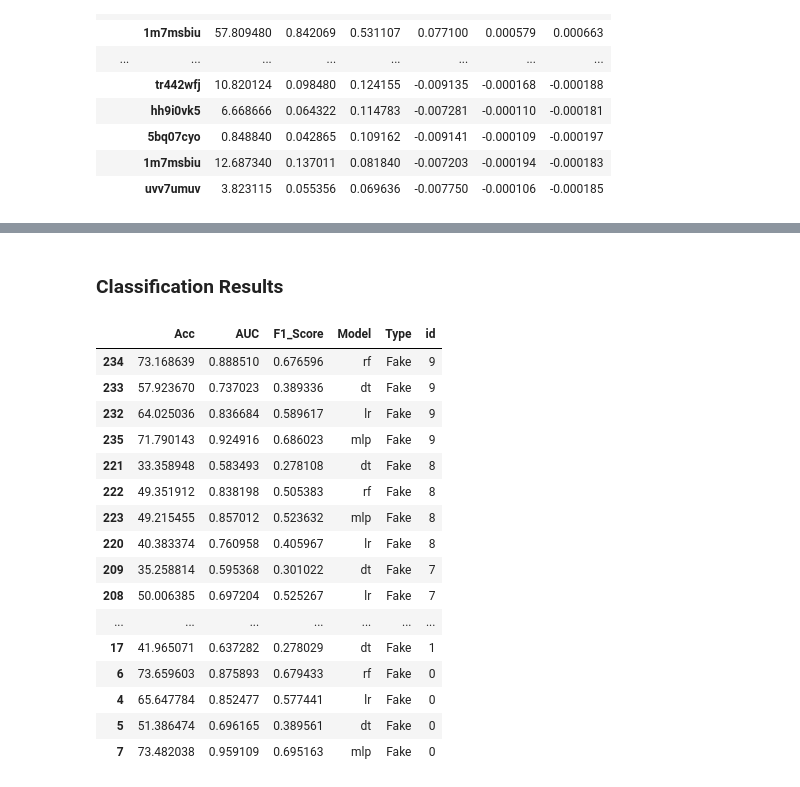
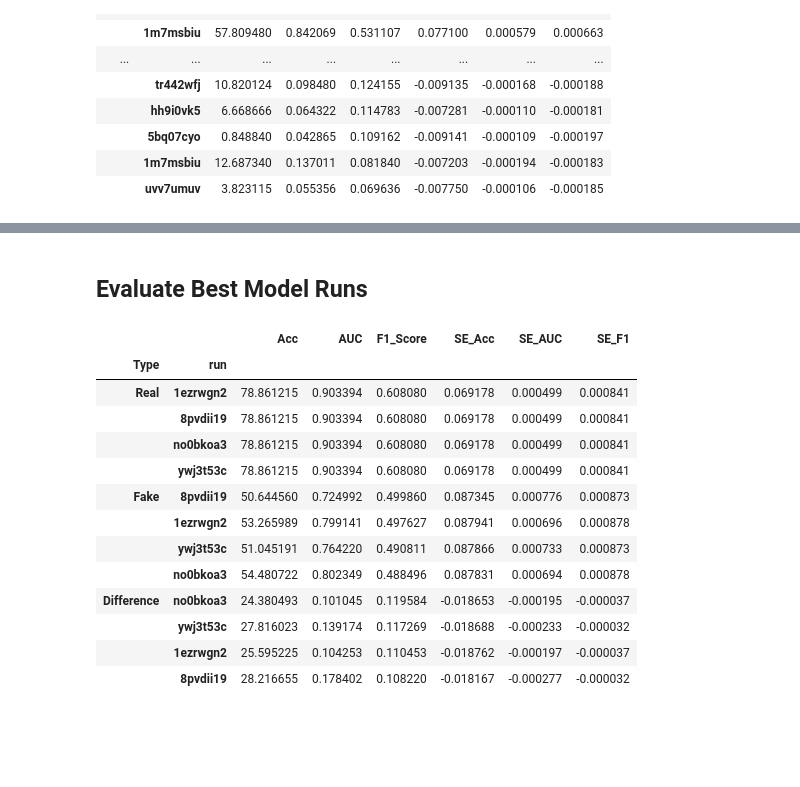
Before and after one commit to sangtanisakshi/thesis-project, a Jupyter notebook: itgan/evaluate_itgan_hpo.ipynb, the cells around one changed output, grey strips where cells are left out. Drawn from its saved outputs; the diff is of its cells as text; code cells hidden in the pictures; blank space fills up the shorter version.

```diff
--- a/itgan/evaluate_itgan_hpo.ipynb
+++ b/itgan/evaluate_itgan_hpo.ipynb
@@ -206,41 +168,27 @@ import json
-# %%
-# read every json file into a dataframe and append to a main dataframe
-# before appending, add the id j0cor82r from the path of the file offline-run-20240509_081254-j0cor82r for each
-
-ctgan_classification_report_df = pd.DataFrame()
-for file in ctgan_classification_report:
-    cr_df = pd.read_csv(file)
-    cr_df["id"] = file.split("\\")[4]
-    ctgan_classification_report_df = pd.concat([ctgan_classification_report_df, cr_df])
-    ctgan_classification_report_df.reset_index(drop=True, inplace=True)
-# %%
-pd.set_option("display.max_rows", None)
-# %% [markdown]
-### Classification Results
-# %%
-ctgan_classification_results_df = pd.DataFrame()
-for file in ctgan_classification_results:
-    cr_df = pd.read_csv(file)
-    cr_df["id"] = file.split("\\")[4]
-    ctgan_classification_results_df = pd.concat([ctgan_classification_results_df, cr_df])
-    ctgan_classification_results_df.reset_index(drop=True, inplace=True)
+# %% [markdown]
+## Evaluate Best Model Runs
+# %%
+import pandas as pd
+import os
+itgan_best_run = pd.DataFrame()
+for _, _, filenames in os.walk("../thesisgan/output/itgan_best_run/"):
+    for file in filenames:
+        if "ep" in file:
+            itgan_best_run = pd.concat((itgan_best_run, pd.read_csv("../thesisgan/output/itgan_best_run/" + file)))
 # %%
-ctgan_classification_results_df[ctgan_classification_results_df["Type"] == "Fake"].sort_values(by="F1_Score", ascending=False).sort_values(by="id", ascending=False).head(100)
+itgan_best_run.drop(["Model"],axis=1).groupby(["Type","run"]).mean().sort_values(by="F1_Score", ascending=False).head(100)
 # %% [output]
-|  | Acc | AUC | F1_Score | Model | Type | id |
-| 234 | 73.168639 | 0.888510 | 0.676596 | rf | Fake | 9 |
-| 233 | 57.923670 | 0.737023 | 0.389336 | dt | Fake | 9 |
-| 232 | 64.025036 | 0.836684 | 0.589617 | lr | Fake | 9 |
-| 235 | 71.790143 | 0.924916 | 0.686023 | mlp | Fake | 9 |
-| 221 | 33.358948 | 0.583493 | 0.278108 | dt | Fake | 8 |
-| 222 | 49.351912 | 0.838198 | 0.505383 | rf | Fake | 8 |
-| 223 | 49.215455 | 0.857012 | 0.523632 | mlp | Fake | 8 |
-| 220 | 40.383374 | 0.760958 | 0.405967 | lr | Fake | 8 |
-| 209 | 35.258814 | 0.595368 | 0.301022 | dt | Fake | 7 |
-| 208 | 50.006385 | 0.697204 | 0.525267 | lr | Fake | 7 |
-| ... | ... | ... | ... | ... | ... | ... |
-| 17 | 41.965071 | 0.637282 | 0.278029 | dt | Fake | 1 |
-| 6 | 73.659603 | 0.875893 | 0.679433 | rf | Fake | 0 |
-| 4 | 65.647784 | 0.852477 | 0.577441 | lr | Fake | 0 |
-| 5 | 51.386474 | 0.696165 | 0.389561 | dt | Fake | 0 |
-| 7 | 73.482038 | 0.959109 | 0.695163 | mlp | Fake | 0 |
+|  |  | Acc | AUC | F1_Score | SE_Acc | SE_AUC | SE_F1 |
+| Type | run |  |  |  |  |  |  |
+| Real | 1ezrwgn2 | 78.861215 | 0.903394 | 0.608080 | 0.069178 | 0.000499 | 0.000841 |
+|  | 8pvdii19 | 78.861215 | 0.903394 | 0.608080 | 0.069178 | 0.000499 | 0.000841 |
+|  | no0bkoa3 | 78.861215 | 0.903394 | 0.608080 | 0.069178 | 0.000499 | 0.000841 |
+|  | ywj3t53c | 78.861215 | 0.903394 | 0.608080 | 0.069178 | 0.000499 | 0.000841 |
+| Fake | 8pvdii19 | 50.644560 | 0.724992 | 0.499860 | 0.087345 | 0.000776 | 0.000873 |
+|  | 1ezrwgn2 | 53.265989 | 0.799141 | 0.497627 | 0.087941 | 0.000696 | 0.000878 |
+|  | ywj3t53c | 51.045191 | 0.764220 | 0.490811 | 0.087866 | 0.000733 | 0.000873 |
+|  | no0bkoa3 | 54.480722 | 0.802349 | 0.488496 | 0.087831 | 0.000694 | 0.000878 |
+| Difference | no0bkoa3 | 24.380493 | 0.101045 | 0.119584 | -0.018653 | -0.000195 | -0.000037 |
+|  | ywj3t53c | 27.816023 | 0.139174 | 0.117269 | -0.018688 | -0.000233 | -0.000032 |
+|  | 1ezrwgn2 | 25.595225 | 0.104253 | 0.110453 | -0.018762 | -0.000197 | -0.000037 |
+|  | 8pvdii19 | 28.216655 | 0.178402 | 0.108220 | -0.018167 | -0.000277 | -0.000032 |
```
Also changed, not shown: parts of 4 cells of this notebook, 2 other files.
